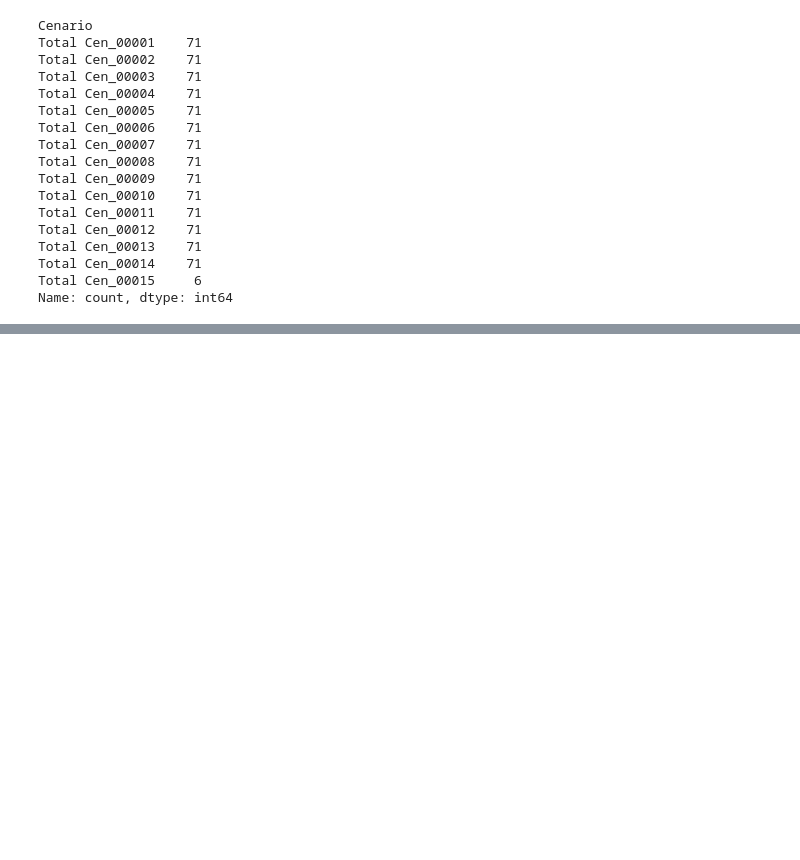
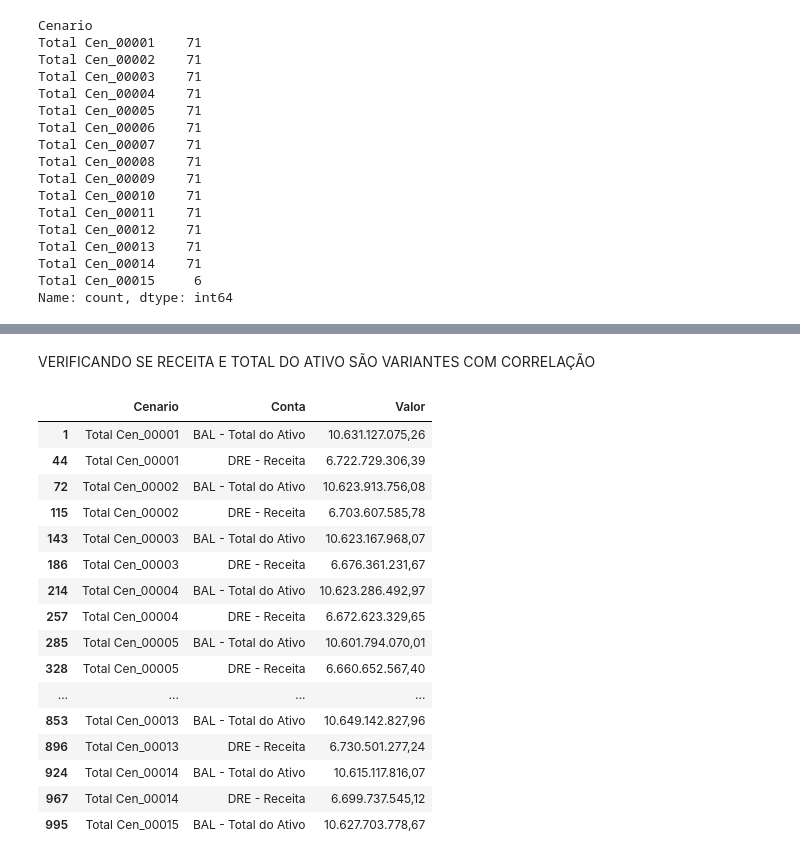
Before and after one commit to 2026-2-NCC4/Projeto1, a Jupyter notebook: notebooks/01_exploracao.ipynb, the cells around one changed output, grey strips where cells are left out. Saved outputs shown, nothing was run; the diff lists cells and outputs as text; code cells hidden in the pictures; blank space fills up the shorter version.

```diff
--- a/notebooks/01_exploracao.ipynb
+++ b/notebooks/01_exploracao.ipynb
@@ -192,0 +278,27 @@ Name: count, dtype: int64
+# %% [markdown]
+VERIFICANDO SE RECEITA E TOTAL DO ATIVO SÃO VARIANTES COM CORRELAÇÃO
+# %%
+df_amostra[
+    df_amostra["Conta"].isin([
+        "BAL - Total do Ativo",
+        "DRE - Receita"
+    ])
+][["Cenario", "Conta", "Valor"]] #mostra o valor do ativo total e da receita em cada cenario, para ver se tem alguma diferença entre os cenarios
+# %% [output]
+|  | Cenario | Conta | Valor |
+| 1 | Total Cen_00001 | BAL - Total do Ativo | 10.631.127.075,26 |
+| 44 | Total Cen_00001 | DRE - Receita | 6.722.729.306,39 |
+| 72 | Total Cen_00002 | BAL - Total do Ativo | 10.623.913.756,08 |
+| 115 | Total Cen_00002 | DRE - Receita | 6.703.607.585,78 |
+| 143 | Total Cen_00003 | BAL - Total do Ativo | 10.623.167.968,07 |
+| 186 | Total Cen_00003 | DRE - Receita | 6.676.361.231,67 |
+| 214 | Total Cen_00004 | BAL - Total do Ativo | 10.623.286.492,97 |
+| 257 | Total Cen_00004 | DRE - Receita | 6.672.623.329,65 |
+| 285 | Total Cen_00005 | BAL - Total do Ativo | 10.601.794.070,01 |
+| 328 | Total Cen_00005 | DRE - Receita | 6.660.652.567,40 |
+| ... | ... | ... | ... |
+| 853 | Total Cen_00013 | BAL - Total do Ativo | 10.649.142.827,96 |
+| 896 | Total Cen_00013 | DRE - Receita | 6.730.501.277,24 |
+| 924 | Total Cen_00014 | BAL - Total do Ativo | 10.615.117.816,07 |
+| 967 | Total Cen_00014 | DRE - Receita | 6.699.737.545,12 |
+| 995 | Total Cen_00015 | BAL - Total do Ativo | 10.627.703.778,67 |
```
Also changed, not shown: parts of 12 cells of this notebook.
